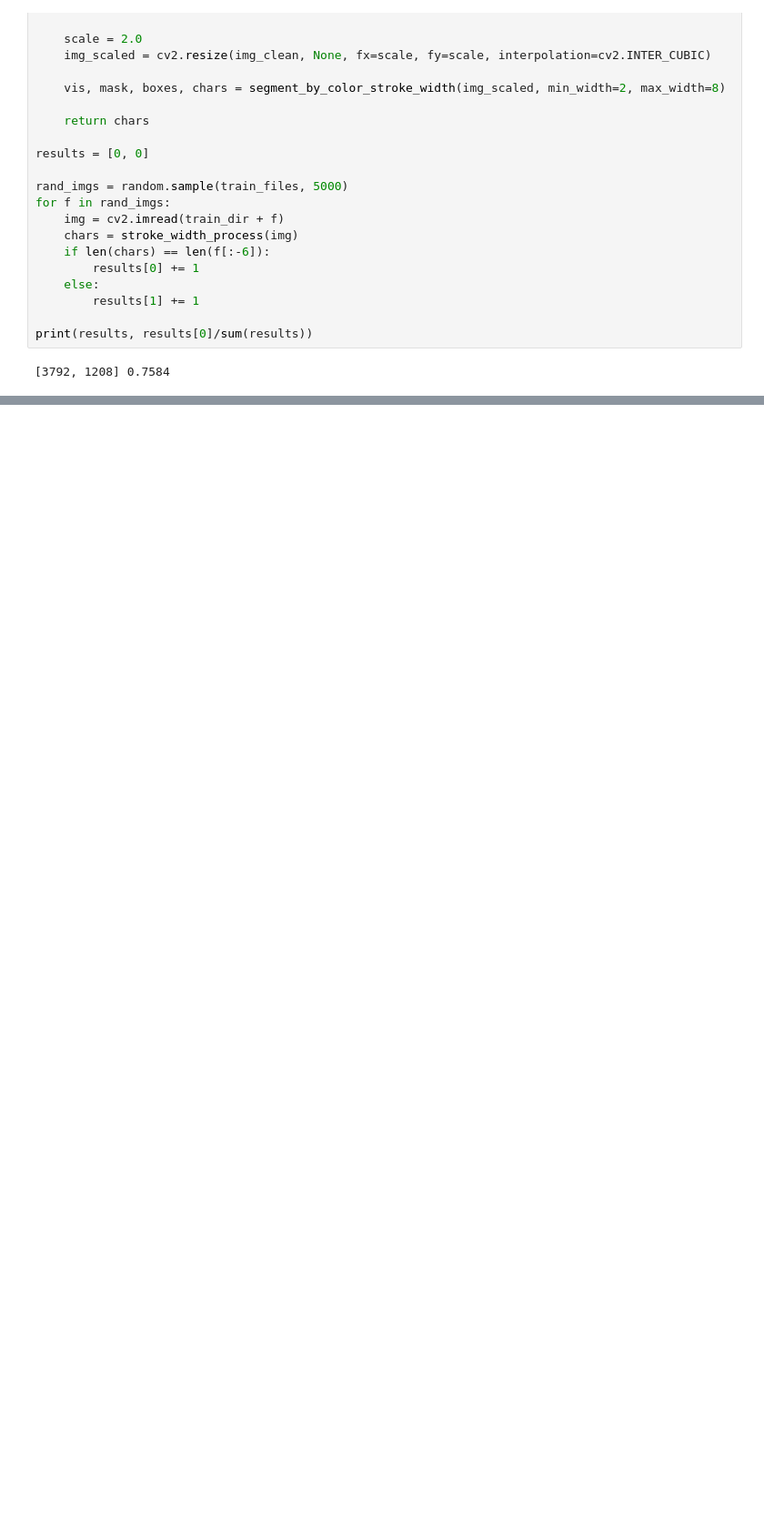
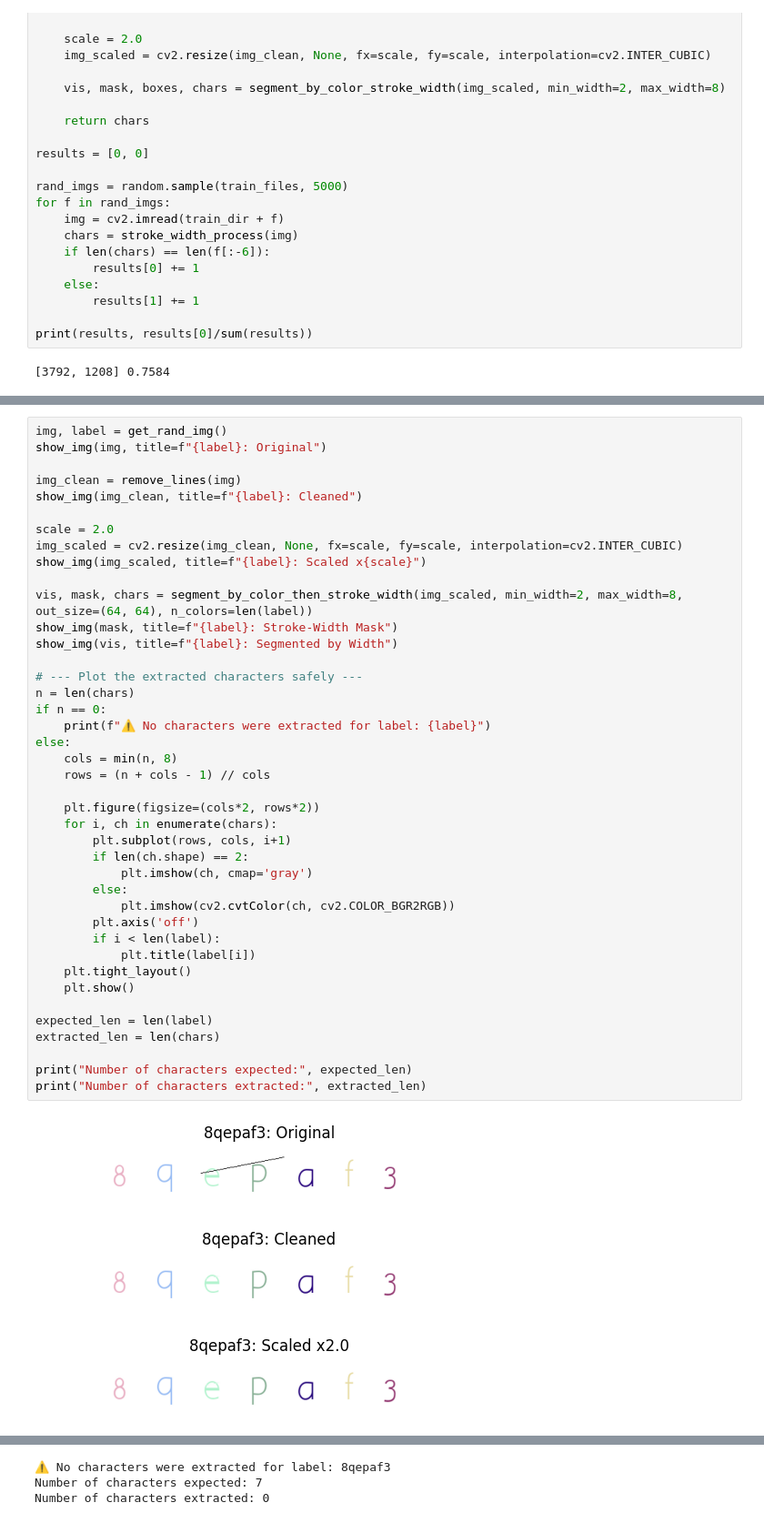
Before and after one commit to angsongyee/CS4243-miniproject, a Jupyter notebook: src/segment.ipynb, the cells around one changed output, grey strips where cells are left out. Shown at 91% size. Cells and saved outputs as stored; diff of their text form; blank space fills up the shorter version.

```diff
--- a/src/segment.ipynb
+++ b/src/segment.ipynb
@@ -832,0 +943,45 @@ print(results, results[0]/sum(results))
+# %%
+img, label = get_rand_img()
+show_img(img, title=f"{label}: Original")
+
+img_clean = remove_lines(img)
+show_img(img_clean, title=f"{label}: Cleaned")
+
+scale = 2.0
+img_scaled = cv2.resize(img_clean, None, fx=scale, fy=scale, interpolation=cv2.INTER_CUBIC)
+show_img(img_scaled, title=f"{label}: Scaled x{scale}")
+
+vis, mask, chars = segment_by_color_then_stroke_width(img_scaled, min_width=2, max_width=8, out_size=(64, 64), n_colors=len(label))
+show_img(mask, title=f"{label}: Stroke-Width Mask")
+show_img(vis, title=f"{label}: Segmented by Width")
+
+# --- Plot the extracted characters safely ---
+n = len(chars)
+if n == 0:
+    print(f"⚠️ No characters were extracted for label: {label}")
+else:
+    cols = min(n, 8)
+    rows = (n + cols - 1) // cols
+
+    plt.figure(figsize=(cols*2, rows*2))
+    for i, ch in enumerate(chars):
+        plt.subplot(rows, cols, i+1)
+        if len(ch.shape) == 2:
+            plt.imshow(ch, cmap='gray')
+        else:
+            plt.imshow(cv2.cvtColor(ch, cv2.COLOR_BGR2RGB))
+        plt.axis('off')
+        if i < len(label):
+            plt.title(label[i])
+    plt.tight_layout()
+    plt.show()
+
+expected_len = len(label)
+extracted_len = len(chars)
+
+print("Number of characters expected:", expected_len)
+print("Number of characters extracted:", extracted_len)
+# %% [output]
+[figure, added]
+[figure, added]
+[figure, added]
@@ -832,0 +990,3 @@ print(results, results[0]/sum(results))
+⚠️ No characters were extracted for label: 8qepaf3
+Number of characters expected: 7
+Number of characters extracted: 0
```
Also changed, not shown: parts of 9 cells of this notebook, 2 other files.
